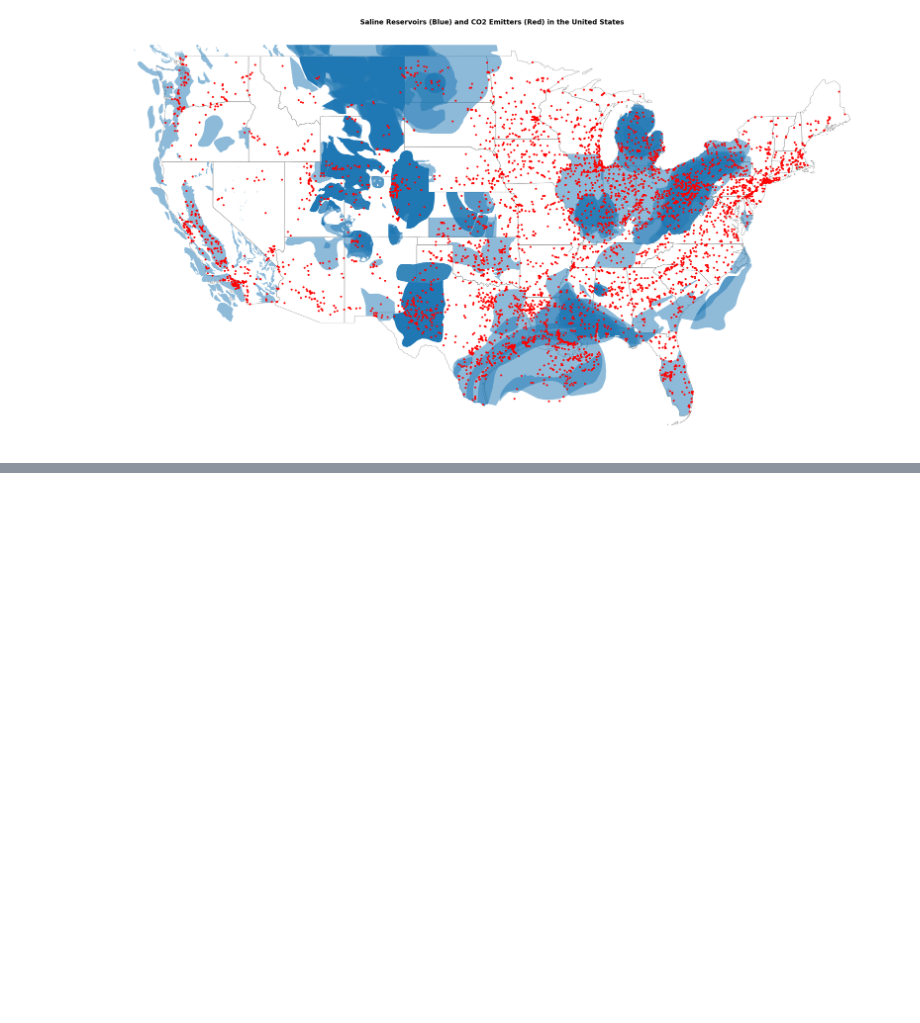
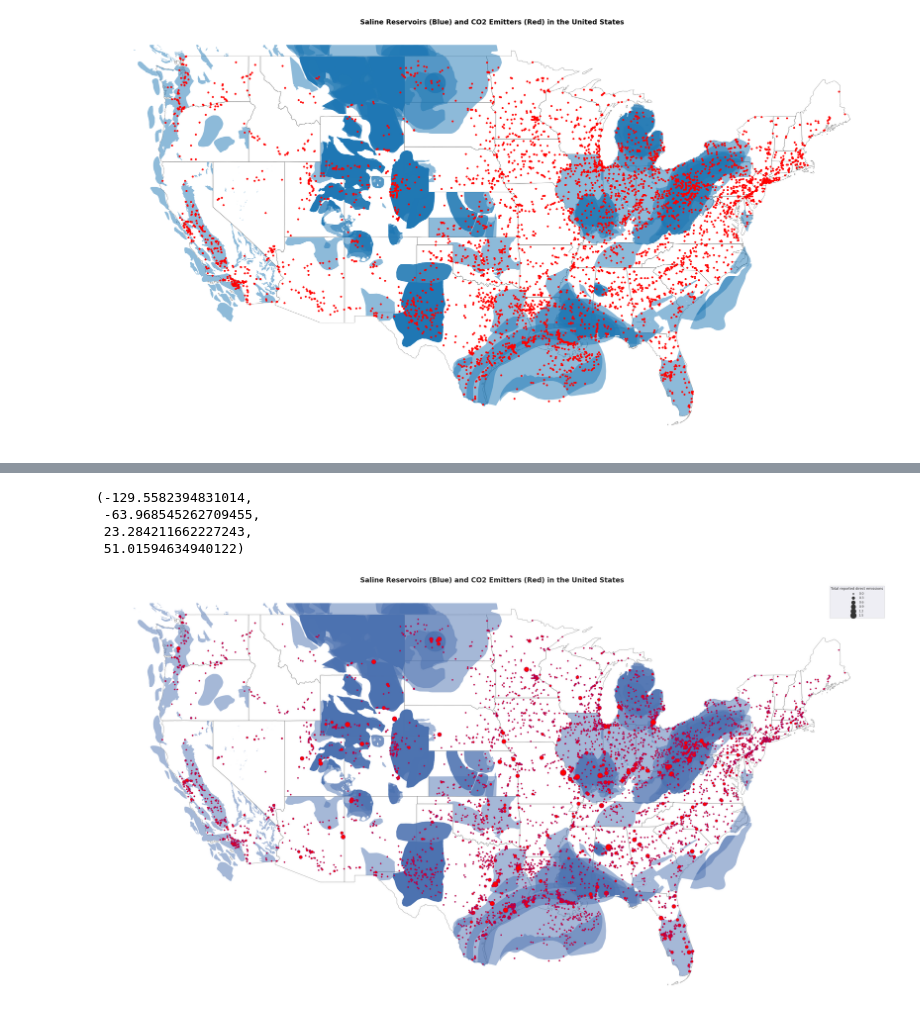
Before and after one commit to louisnoel/RCEL506_Project, a Jupyter notebook: RCEL_506_CCS_Analysis_Louis.ipynb, the cells around one changed output, grey strips where cells are left out. Saved outputs shown, nothing was run; the diff lists cells and outputs as text; code cells hidden in the pictures; blank space fills up the shorter version.

```diff
--- a/RCEL_506_CCS_Analysis_Louis.ipynb
+++ b/RCEL_506_CCS_Analysis_Louis.ipynb
@@ -525,0 +554,13 @@ co2_contig_gdf['Total reported direct emissions']
+# %%
+fig, ax = plt.subplots(figsize=(50, 50))
+nation.plot(ax=ax, facecolor='w', edgecolor='k', alpha=0.5) #nation in black
+saline.plot(ax=ax, edgecolor='k', linewidth=0, alpha=0.5) # saline reservoirs in blue
+sns.scatterplot(data=co2_geo_contig, x='Longitude', y='Latitude', color='Red', edgecolor='Purple',linewidth=1, size='Total reported direct emissions', sizes = (20, 500))
+ax.set_title('Saline Reservoirs (Blue) and CO2 Emitters (Red) in the United States',fontsize = 24, fontweight='bold');
+plt.axis('off')
+# %% [output]
+(-129.5582394831014,
+ -63.968545262709455,
+ 23.284211662227243,
+ 51.01594634940122)
+[figure, added]
```
Also changed, not shown: parts of 8 cells of this notebook.
